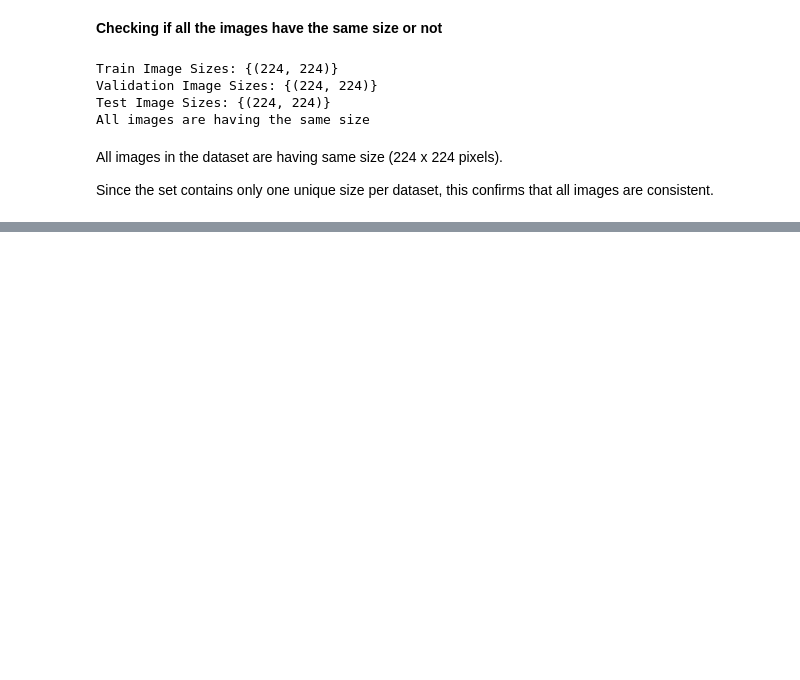
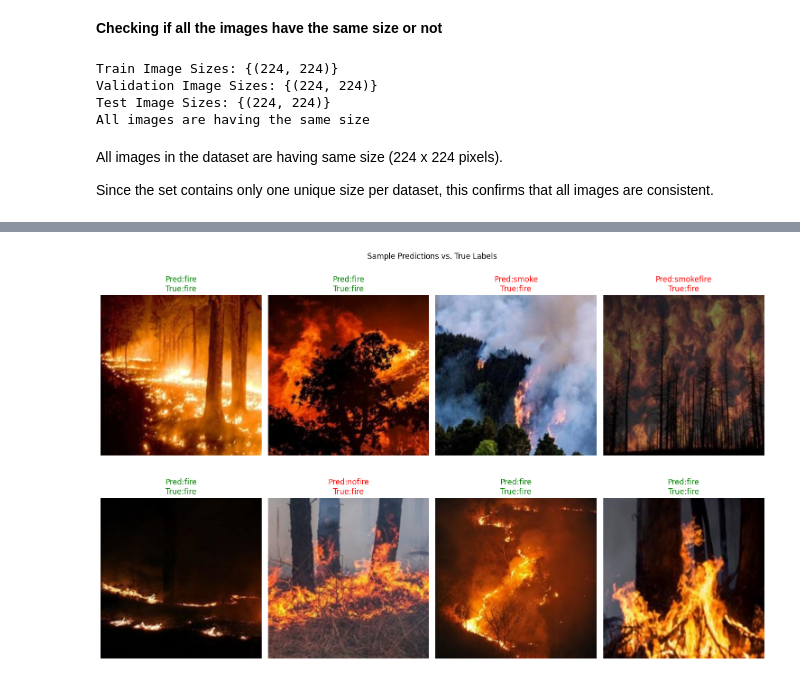
Before and after one commit to sravanikuncham466/DSBA_6165_Forest_Fire_and_Smoke_Detection, a Jupyter notebook: forest_fire.ipynb, the cells around one changed output, grey strips where cells are left out. Drawn from its saved outputs; the diff is of its cells as text; code cells hidden in the pictures; blank space fills up the shorter version.

```diff
--- a/forest_fire.ipynb
+++ b/forest_fire.ipynb
@@ -617,0 +706,8 @@ Since the set contains only one unique size per dataset, this confirms that all
+# %%
+x_test,y_test=next(test_generator)
+class_indices=test_generator.class_indices
+idx_to_label=dict((v,k)for k,v in class_indices.items())
+# %%
+preds=model.predict(x_test)
+pred_classes=np.argmax(preds,axis=1)
+true_classes=np.argmax(y_test,axis=1)
@@ -617,0 +716,15 @@ Since the set contains only one unique size per dataset, this confirms that all
+# %%
+plt.figure(figsize=(15,10))
+for i in range(8):
+  plt.subplot(2,4,i+1)
+  plt.imshow(x_test[i])
+  plt.axis("off")
+  true_label=idx_to_label[true_classes[i]]
+  pred_label=idx_to_label[pred_classes[i]]
+  color="green" if true_label==pred_label else 'red'
+  plt.title(f"Pred:{pred_label}\nTrue:{true_label}",color=color)
+plt.suptitle("Sample Predictions vs. True Labels")
+plt.tight_layout()
+plt.show()
+# %% [output]
+[figure, added]
```
Also changed, not shown: parts of 12 cells of this notebook.
